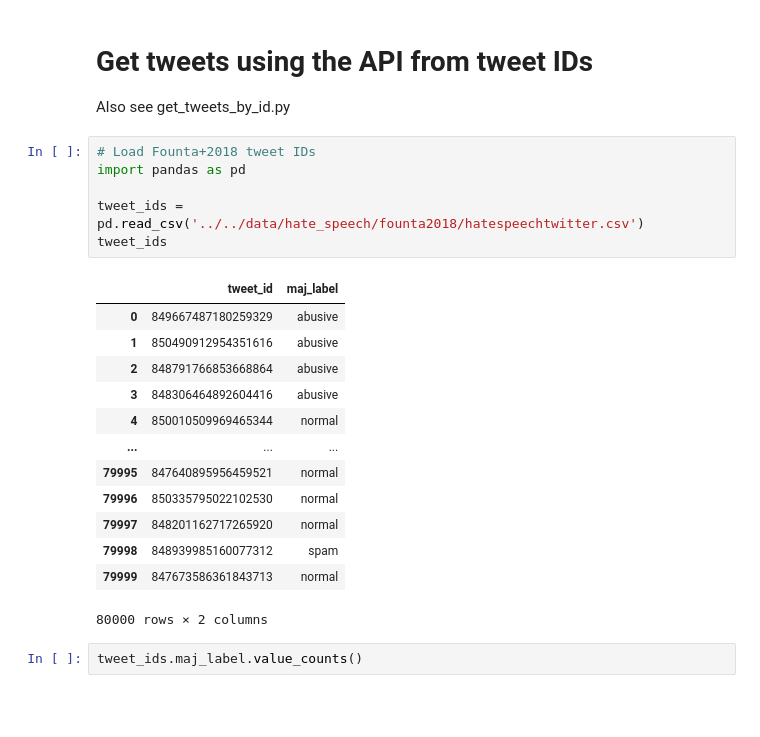
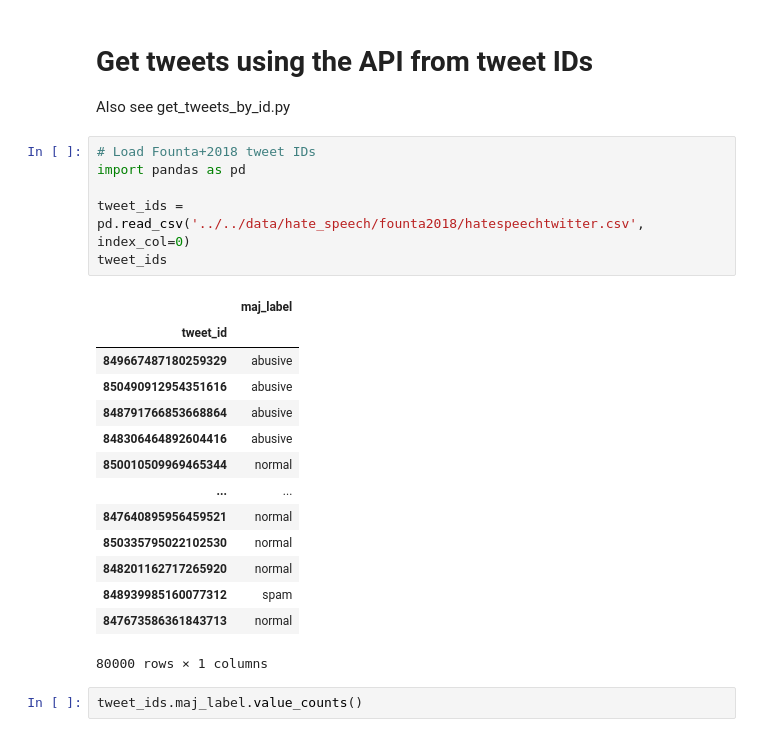
Before and after one commit to michaelmilleryoder/incels_identities, a Jupyter notebook: jupyter/get_tweets.ipynb, the cells around one changed output. Saved outputs shown, nothing was run; the diff lists cells and outputs as text; blank space fills up the shorter version.

```diff
--- a/jupyter/get_tweets.ipynb
+++ b/jupyter/get_tweets.ipynb
@@ -4,23 +4,24 @@ Also see get_tweets_by_id.py
 # %%
 # Load Founta+2018 tweet IDs
 import pandas as pd
 
-tweet_ids = pd.read_csv('../../data/hate_speech/founta2018/hatespeechtwitter.csv')
+tweet_ids = pd.read_csv('../../data/hate_speech/founta2018/hatespeechtwitter.csv', index_col=0)
 tweet_ids
 # %% [output]
-|  | tweet_id | maj_label |
-| 0 | 849667487180259329 | abusive |
-| 1 | 850490912954351616 | abusive |
-| 2 | 848791766853668864 | abusive |
-| 3 | 848306464892604416 | abusive |
-| 4 | 850010509969465344 | normal |
-| ... | ... | ... |
-| 79995 | 847640895956459521 | normal |
-| 79996 | 850335795022102530 | normal |
-| 79997 | 848201162717265920 | normal |
-| 79998 | 848939985160077312 | spam |
-| 79999 | 847673586361843713 | normal |
+|  | maj_label |
+| tweet_id |  |
+| 849667487180259329 | abusive |
+| 850490912954351616 | abusive |
+| 848791766853668864 | abusive |
+| 848306464892604416 | abusive |
+| 850010509969465344 | normal |
+| ... | ... |
+| 847640895956459521 | normal |
+| 850335795022102530 | normal |
+| 848201162717265920 | normal |
+| 848939985160077312 | spam |
+| 847673586361843713 | normal |
-80000 rows × 2 columns
+80000 rows × 1 columns
 # %%
 tweet_ids.maj_label.value_counts()
 # %% [output]
```
Also changed, not shown: parts of 5 cells of this notebook, 2 other files.
